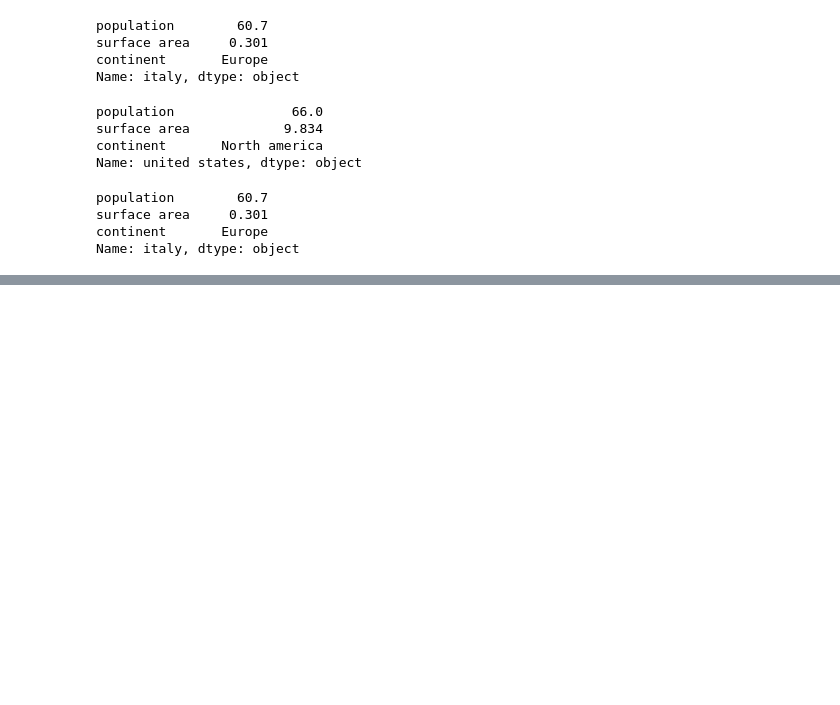
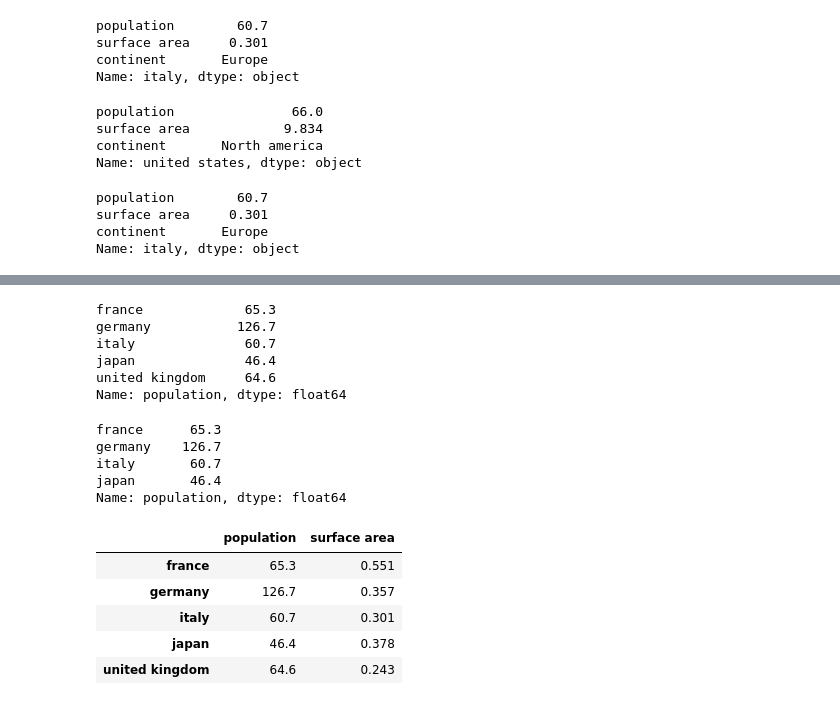
Before and after one commit to KHALIDIIN12/Data-science, a Jupyter notebook: Data analysis./pandas/intro_to_pandas.ipynb, the cells around one changed output, grey strips where cells are left out. Cells and saved outputs as stored; diff of their text form; code cells hidden in the pictures; blank space fills up the shorter version.

```diff
--- a/Data analysis./pandas/intro_to_pandas.ipynb
+++ b/Data analysis./pandas/intro_to_pandas.ipynb
@@ -348,0 +365,30 @@ Name: italy, dtype: object
+# %%
+# you can also get a row (-up to) and a column by using the loc[] method of the dataframe.
+df.loc['france' : 'united kingdom', 'population']
+# %% [output]
+france             65.3
+germany           126.7
+italy              60.7
+japan              46.4
+united kingdom     64.6
+Name: population, dtype: float64
+# %%
+#same using iloc[] method to get the same result as above.
+df.iloc[1 : 5, 0]
+# %% [output]
+france      65.3
+germany    126.7
+italy       60.7
+japan       46.4
+Name: population, dtype: float64
+# %%
+# the same as above but if you want to get two coloumns, you can pass a list of
+# column names to the loc[] method.
+df.loc['france' : 'united kingdom', ['population', 'surface area']]
+# %% [output]
+|  | population | surface area |
+| france | 65.3 | 0.551 |
+| germany | 126.7 | 0.357 |
+| italy | 60.7 | 0.301 |
+| japan | 46.4 | 0.378 |
+| united kingdom | 64.6 | 0.243 |
```
Also changed, not shown: parts of 7 cells of this notebook.
